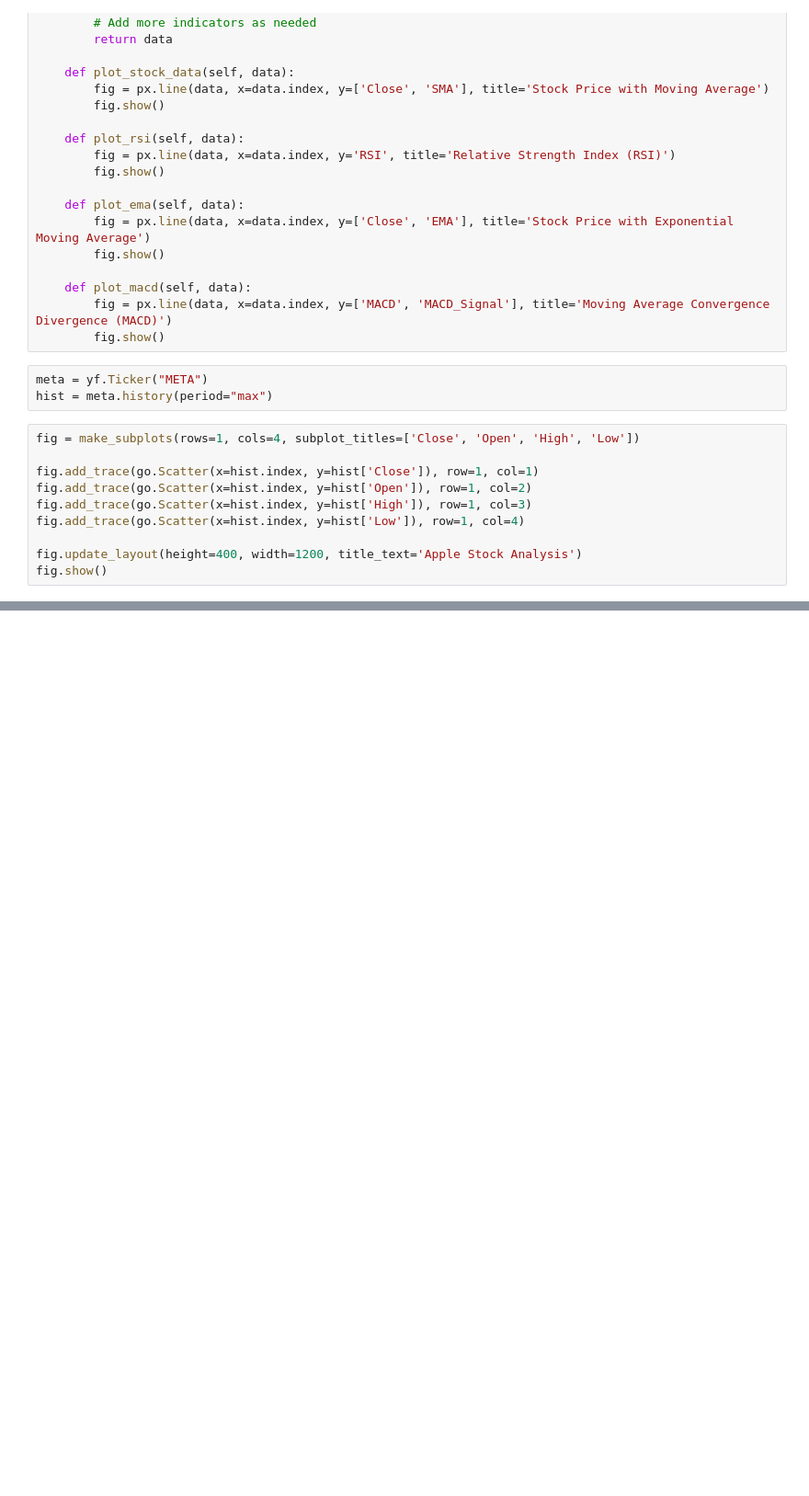
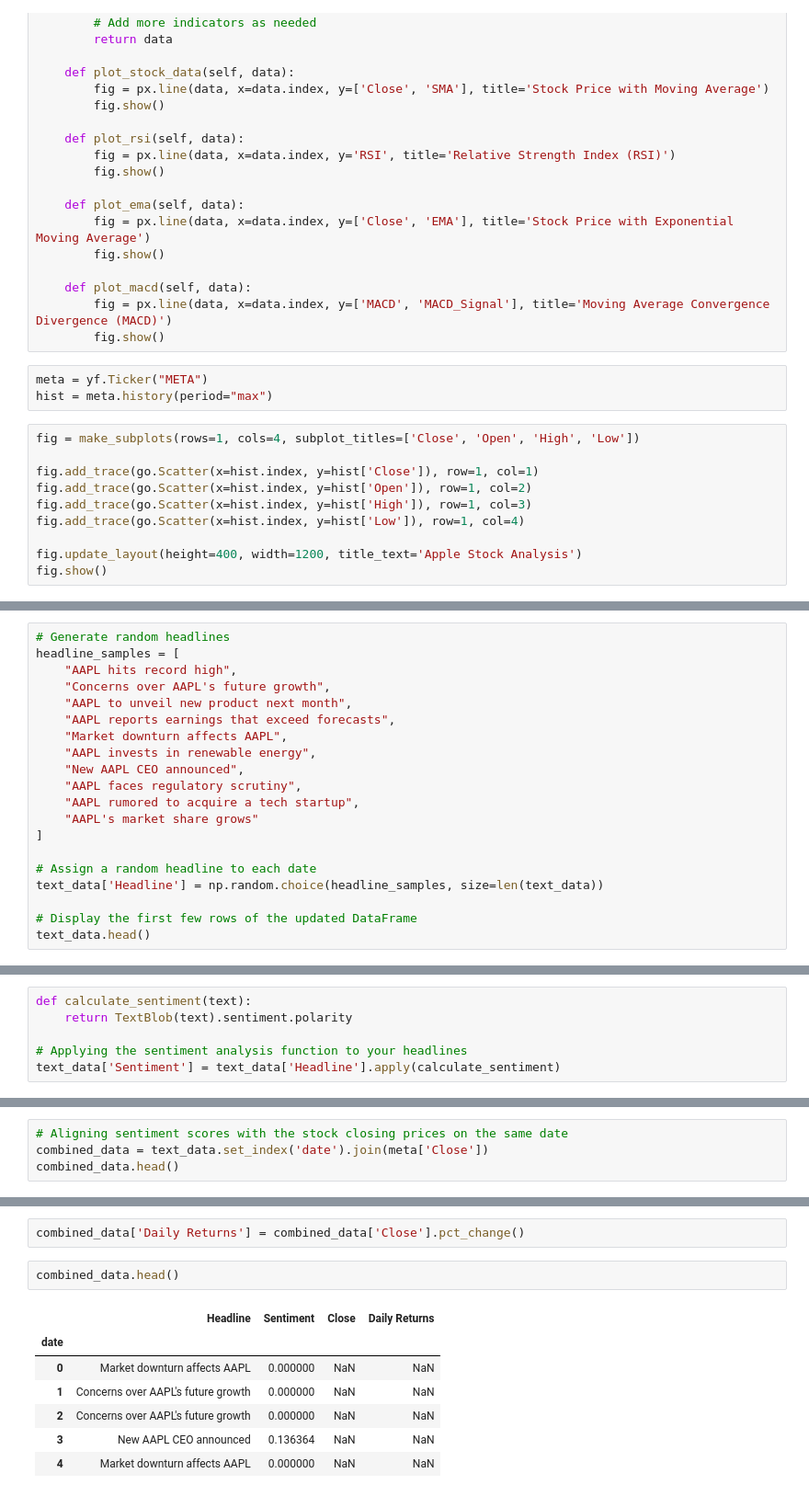
Before and after one commit to surak-alf/Project_3, a Jupyter notebook: src/notebooks/META (1).ipynb, the cells around one changed output, grey strips where cells are left out. Shown at 92% size. Saved outputs shown, nothing was run; the diff lists cells and outputs as text; blank space fills up the shorter version.

Commit message:
correlation meta

```diff
--- a/src/notebooks/META (1).ipynb
+++ b/src/notebooks/META (1).ipynb
@@ -109,0 +137,20 @@ fig.show()
+# %%
+# Generate random headlines
+headline_samples = [
+    "AAPL hits record high",
+    "Concerns over AAPL's future growth",
+    "AAPL to unveil new product next month",
+    "AAPL reports earnings that exceed forecasts",
+    "Market downturn affects AAPL",
+    "AAPL invests in renewable energy",
+    "New AAPL CEO announced",
+    "AAPL faces regulatory scrutiny",
+    "AAPL rumored to acquire a tech startup",
+    "AAPL's market share grows"
+]
+
+# Assign a random headline to each date
+text_data['Headline'] = np.random.choice(headline_samples, size=len(text_data))
+
+# Display the first few rows of the updated DataFrame
+text_data.head()
@@ -109,0 +164,6 @@ fig.show()
+# %%
+def calculate_sentiment(text):
+    return TextBlob(text).sentiment.polarity
+
+# Applying the sentiment analysis function to your headlines
+text_data['Sentiment'] = text_data['Headline'].apply(calculate_sentiment)
@@ -109,0 +179,4 @@ fig.show()
+# %%
+# Aligning sentiment scores with the stock closing prices on the same date
+combined_data = text_data.set_index('date').join(meta['Close'])
+combined_data.head()
@@ -109,0 +191,12 @@ fig.show()
+# %%
+combined_data['Daily Returns'] = combined_data['Close'].pct_change()
+# %%
+combined_data.head()
+# %% [output]
+|  | Headline | Sentiment | Close | Daily Returns |
+| date |  |  |  |  |
+| 0 | Market downturn affects AAPL | 0.000000 | NaN | NaN |
+| 1 | Concerns over AAPL's future growth | 0.000000 | NaN | NaN |
+| 2 | Concerns over AAPL's future growth | 0.000000 | NaN | NaN |
+| 3 | New AAPL CEO announced | 0.136364 | NaN | NaN |
+| 4 | Market downturn affects AAPL | 0.000000 | NaN | NaN |
```
Also changed, not shown: parts of 12 cells of this notebook.
